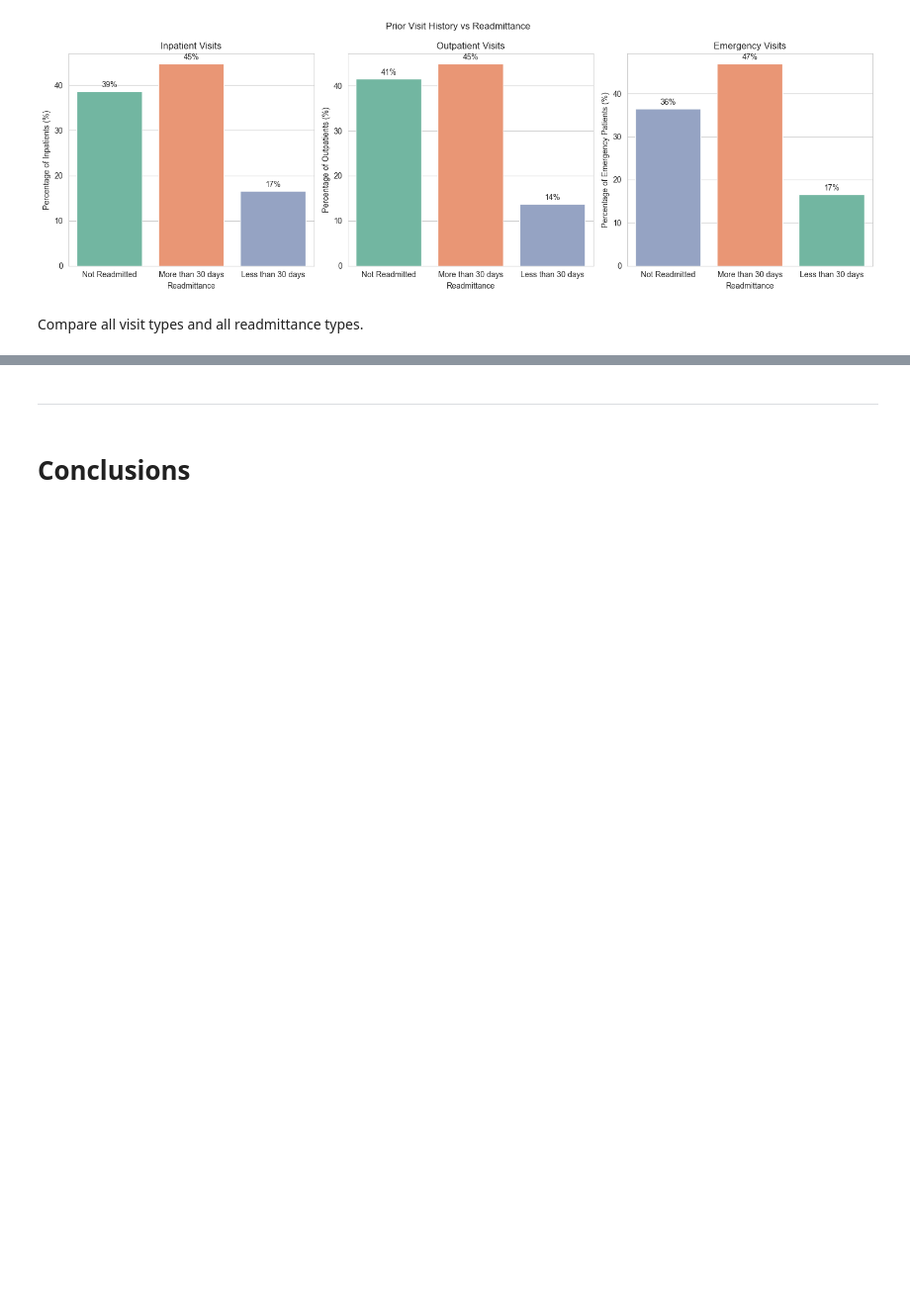
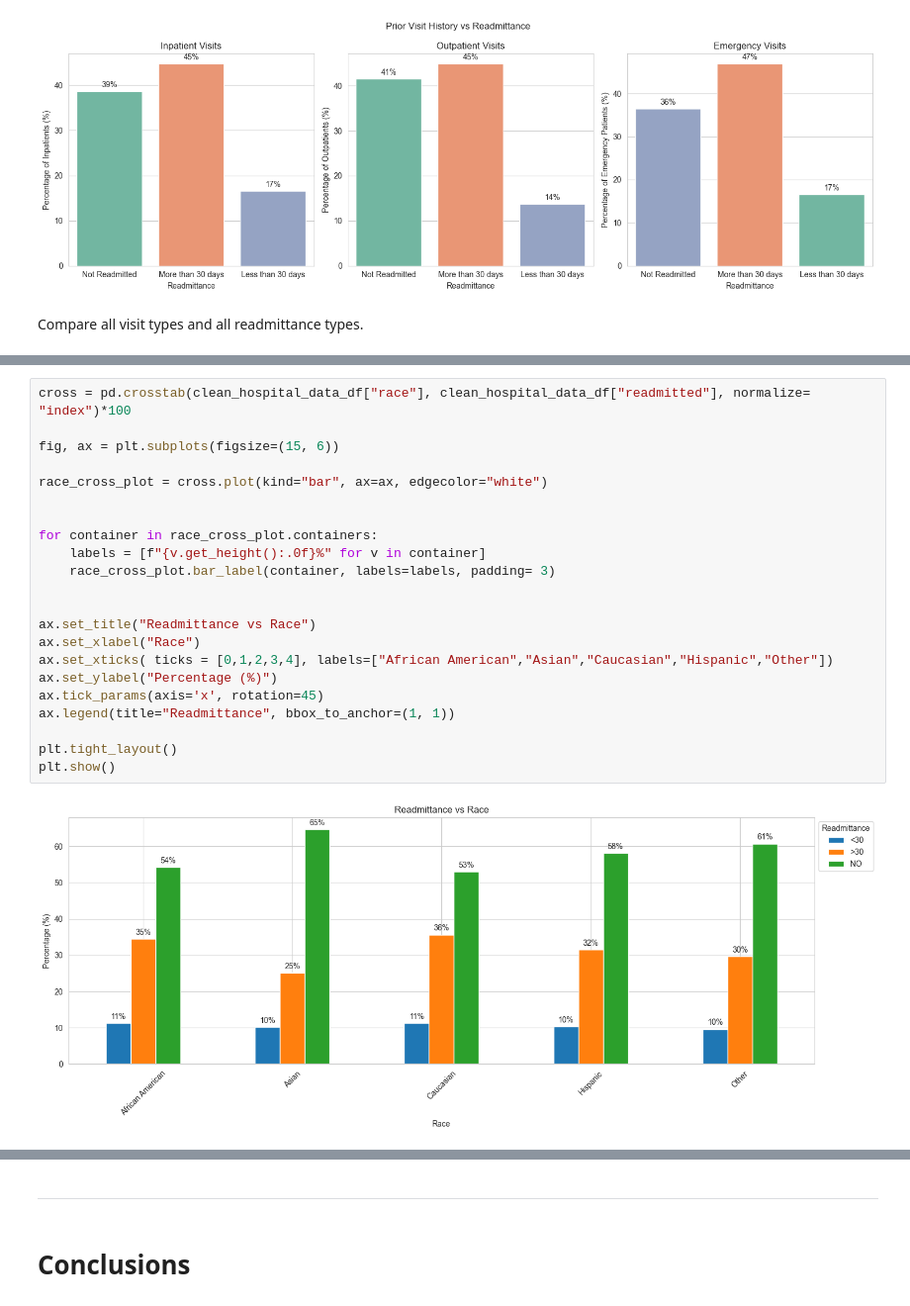
Before and after one commit to naqashb7/hospital_readmission_rates_analysis, a Jupyter notebook: jupyter_notebooks/EDA.ipynb, the cells around one changed output, grey strips where cells are left out. Shown at 99% size. Saved outputs shown, nothing was run; the diff lists cells and outputs as text; blank space fills up the shorter version.

```diff
--- a/jupyter_notebooks/EDA.ipynb
+++ b/jupyter_notebooks/EDA.ipynb
@@ -342,0 +399,24 @@ Compare all visit types and all readmittance types.
+# %%
+cross = pd.crosstab(clean_hospital_data_df["race"], clean_hospital_data_df["readmitted"], normalize= "index")*100
+
+fig, ax = plt.subplots(figsize=(15, 6))
+
+race_cross_plot = cross.plot(kind="bar", ax=ax, edgecolor="white")
+
+
+for container in race_cross_plot.containers:
+    labels = [f"{v.get_height():.0f}%" for v in container]
+    race_cross_plot.bar_label(container, labels=labels, padding= 3)
+
+
+ax.set_title("Readmittance vs Race")
+ax.set_xlabel("Race")
+ax.set_xticks( ticks = [0,1,2,3,4], labels=["African American","Asian","Caucasian","Hispanic","Other"])
+ax.set_ylabel("Percentage (%)")
+ax.tick_params(axis='x', rotation=45)
+ax.legend(title="Readmittance", bbox_to_anchor=(1, 1))
+
+plt.tight_layout()
+plt.show()
+# %% [output]
+[figure, added]
```
Also changed, not shown: parts of 12 cells of this notebook.
